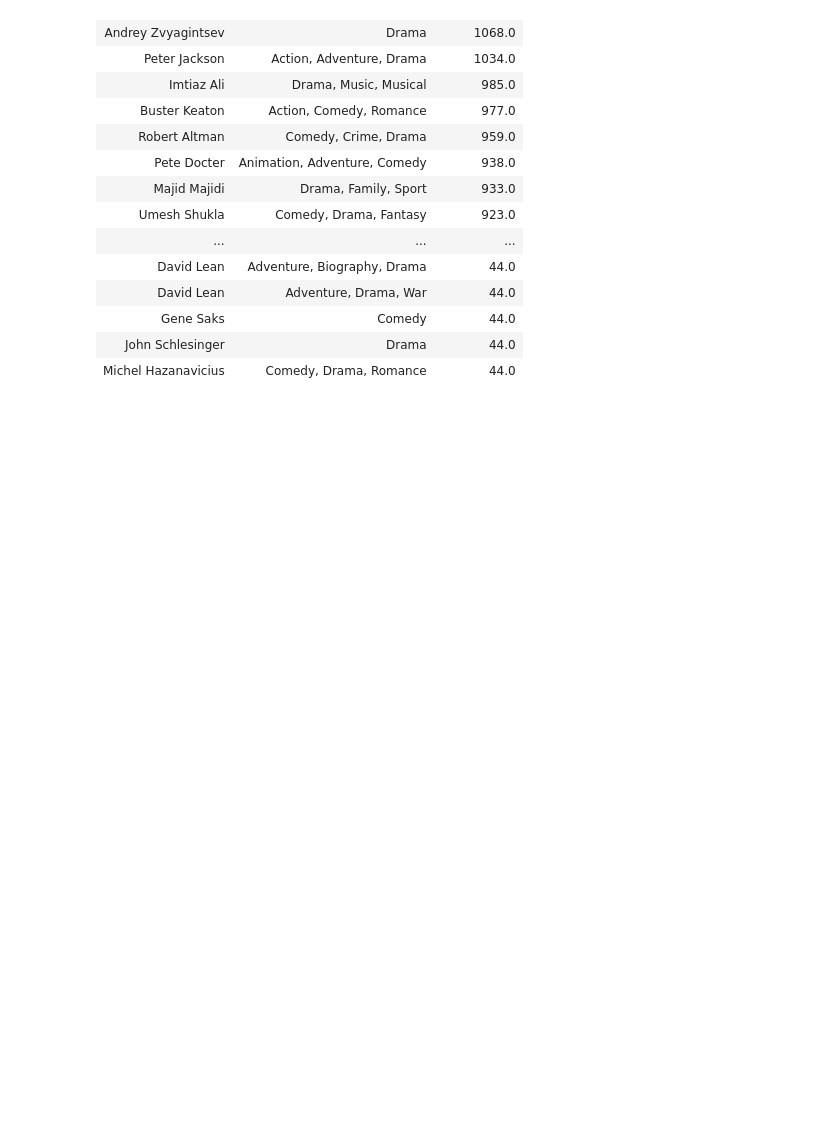
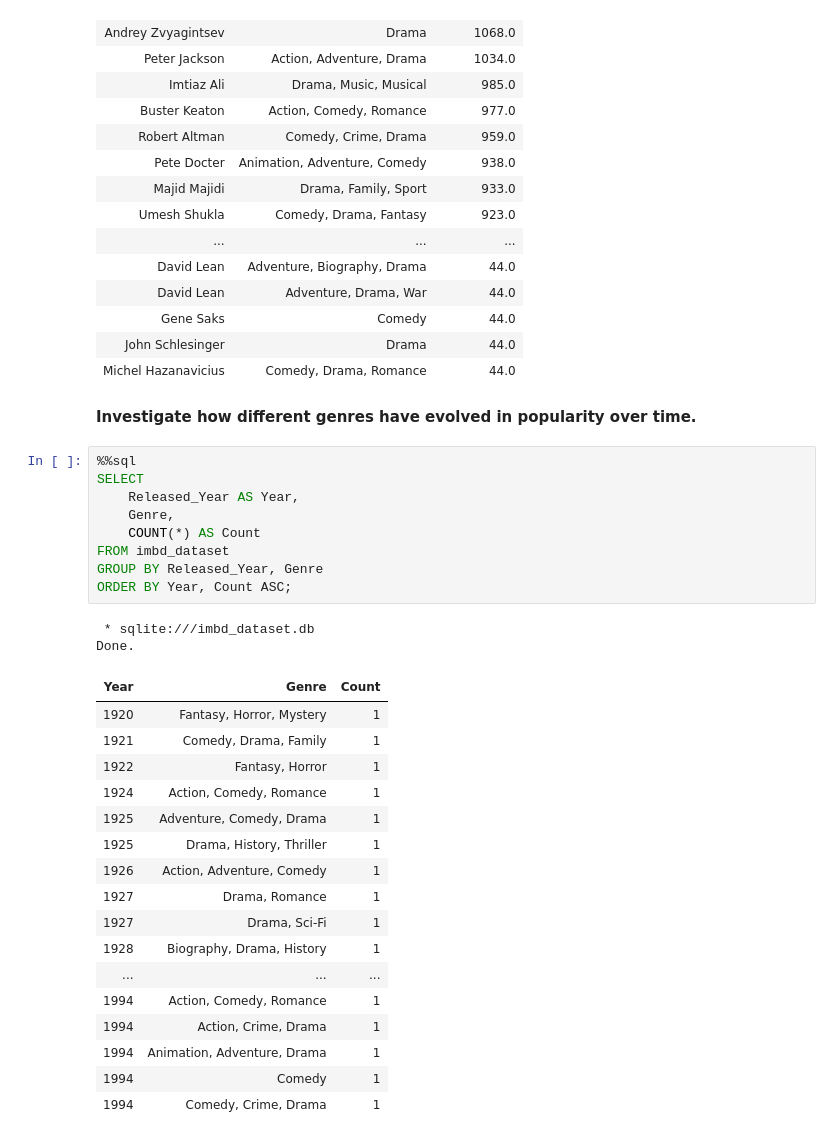
Before and after one commit to sushreesupriti/-IMDB-dataset_Analyze-, a Jupyter notebook: notebook-minihackathon1.ipynb, the cells around one changed output. Drawn from its saved outputs; the diff is of its cells as text; blank space fills up the shorter version.

Commit message:
Analysis Genre Popularity Over the Years,Correlation Between IMDB Ratings and Commercial Success & Impact of Movie Length on Ratings or Earnings .

```diff
--- a/notebook-minihackathon1.ipynb
+++ b/notebook-minihackathon1.ipynb
@@ -79,3 +80,34 @@ Done.
 | Gene Saks | Comedy | 44.0 |
 | John Schlesinger | Drama | 44.0 |
 | Michel Hazanavicius | Comedy, Drama, Romance | 44.0 |
+# %% [markdown]
+**Investigate how different genres have evolved in popularity over time.**
+# %%
+%%sql
+SELECT
+    Released_Year AS Year,
+    Genre,
+    COUNT(*) AS Count
+FROM imbd_dataset
+GROUP BY Released_Year, Genre
+ORDER BY Year, Count ASC;
+# %% [output]
+ * sqlite:///imbd_dataset.db
+Done.
+| Year | Genre | Count |
+| 1920 | Fantasy, Horror, Mystery | 1 |
+| 1921 | Comedy, Drama, Family | 1 |
+| 1922 | Fantasy, Horror | 1 |
+| 1924 | Action, Comedy, Romance | 1 |
+| 1925 | Adventure, Comedy, Drama | 1 |
+| 1925 | Drama, History, Thriller | 1 |
+| 1926 | Action, Adventure, Comedy | 1 |
+| 1927 | Drama, Romance | 1 |
+| 1927 | Drama, Sci-Fi | 1 |
+| 1928 | Biography, Drama, History | 1 |
+| ... | ... | ... |
+| 1994 | Action, Comedy, Romance | 1 |
+| 1994 | Action, Crime, Drama | 1 |
+| 1994 | Animation, Adventure, Drama | 1 |
+| 1994 | Comedy | 1 |
+| 1994 | Comedy, Crime, Drama | 1 |
```
Also changed, not shown: parts of 6 cells of this notebook.
